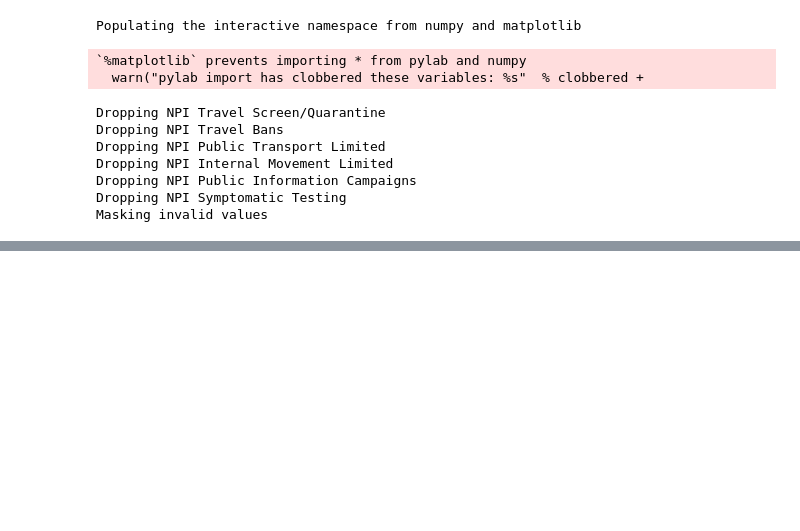
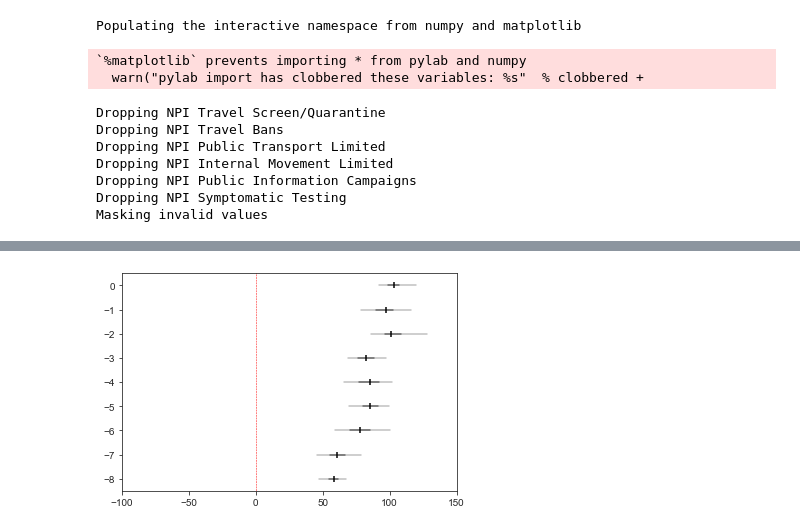
Before and after one commit to jsalvatier/epimodel, a Jupyter notebook: notebooks/science-revisions/test-rate-validation-variable.ipynb, the cells around one changed output, grey strips where cells are left out. Saved outputs shown, nothing was run; the diff lists cells and outputs as text; code cells hidden in the pictures; blank space fills up the shorter version.

```diff
--- a/notebooks/science-revisions/test-rate-validation-variable.ipynb
+++ b/notebooks/science-revisions/test-rate-validation-variable.ipynb
@@ -380,5 +415,5 @@ with DefaultModel(synth_data_normal) as model_normal:
 # %%
 with model_normal:
-    model_normal.trace = pm.sample(500, tune=0, cores=1, chains=1, max_treedepth=12, target_accept=0.925)
+    model_normal.trace = pm.sample(150, tune=100, cores=1, chains=1, max_treedepth=12, target_accept=0.925)
     pm.save_trace(model_normal.trace, "normal_variable")
 # %% [output]
@@ -407,24 +447,26 @@ NUTS: [DeathsDelayDisp, DeathsDelayMean, InitialSizeDeaths_log, CasesDelayDisp,
 # %%
 from epimodel.pymc3_models.base_model import produce_CIs
 
-plt.figure(figsize=(4, 3), dpi=300)
-
 def plot_effect(trace):
-        means, li, ui, lq, uq = produce_CIs(100 * trace["CMReduction"])
+        if hasattr(trace, "points"):
+            trace = trace["CMReduction"]
+        means, li, ui, lq, uq = produce_CIs(100 * trace)
 
         N_cms = means.size
 
         plt.plot([0, 0], [1, -(N_cms)], "--r", linewidth=0.5)
         y_vals = -1 * np.arange(N_cms)
         plt.scatter(means, y_vals, marker="|", color="k")
         for cm in range(N_cms):
             plt.plot([li[cm], ui[cm]], [y_vals[cm], y_vals[cm]], "k", alpha=0.25)
             plt.plot([lq[cm], uq[cm]], [y_vals[cm], y_vals[cm]], "k", alpha=0.5)
 
-        plt.xlim([-100, 100])
-        xtick_vals = np.arange(-100, 150, 50)
+        plt.xlim([-100, 150])
+        xtick_vals = np.arange(-100, 100, 50)
         xtick_str = [f"{x:.0f}%" for x in xtick_vals]
         plt.ylim([-(N_cms - 0.5), 0.5])
 
 plot_effect(model_normal.trace)
-plot_effect(model_adjusted.trace)
+#plot_effect(model_adjusted.trace)
+# %% [output]
+[figure, added]
```
Also changed, not shown: parts of 15 cells of this notebook, 1 other file.
